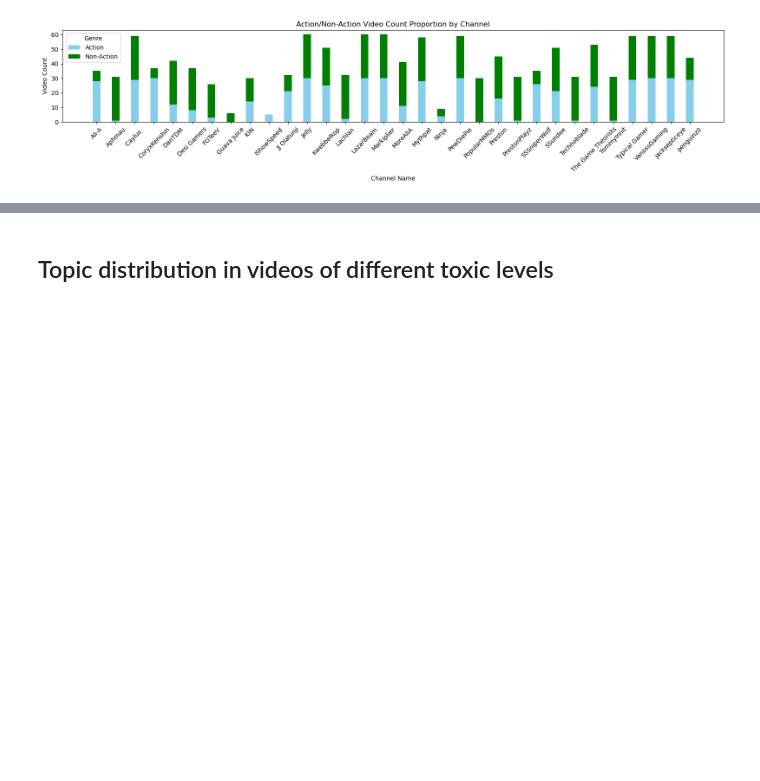
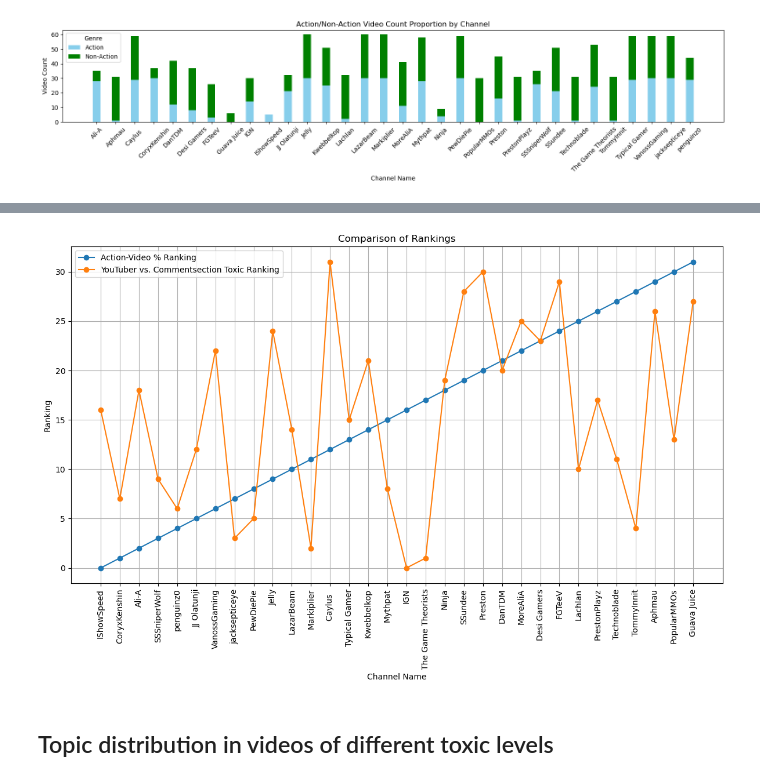
Before and after one commit to IMT-547-Team-1/YouTube-Toxic-Comments, a Jupyter notebook: Analysis/02-Analysis.ipynb, the cells around one changed output, grey strips where cells are left out. Saved outputs shown, nothing was run; the diff lists cells and outputs as text; code cells hidden in the pictures; blank space fills up the shorter version.

```diff
--- a/Analysis/02-Analysis.ipynb
+++ b/Analysis/02-Analysis.ipynb
@@ -367,3 +380,22 @@ count_vid_by_channel_genre
+# %%
+plt.figure(figsize=(12, 8))
+# Plotting the first line plot (Action-Video % Ranking)
+plt.plot(ranks_compare['channel_name'], ranks_compare['Action-Video % Ranking'], marker='o', label='Action-Video % Ranking')
+
+# Plotting the second line plot (YouTuber vs. Commentsection Toxic Ranking)
+plt.plot(ranks_compare['channel_name'], ranks_compare['YouTuber vs. Commentsection Toxic Ranking'], marker='o', label='YouTuber vs. Commentsection Toxic Ranking')
+
+# Adding labels and title
+plt.xlabel('Channel Name')
+plt.ylabel('Ranking')
+plt.title('Comparison of Rankings')
+plt.xticks(rotation=90)  # Rotate x-axis labels for better readability
+plt.legend()  # Show legend
+plt.grid(True)
+plt.tight_layout()  # Adjust layout to prevent clipping of labels
+plt.show()
+# %% [output]
+[figure, added]
 # %% [markdown]
 ## Topic distribution in videos of different toxic levels
 # %%
```
Also changed, not shown: parts of 10 cells of this notebook, 4 other files.
